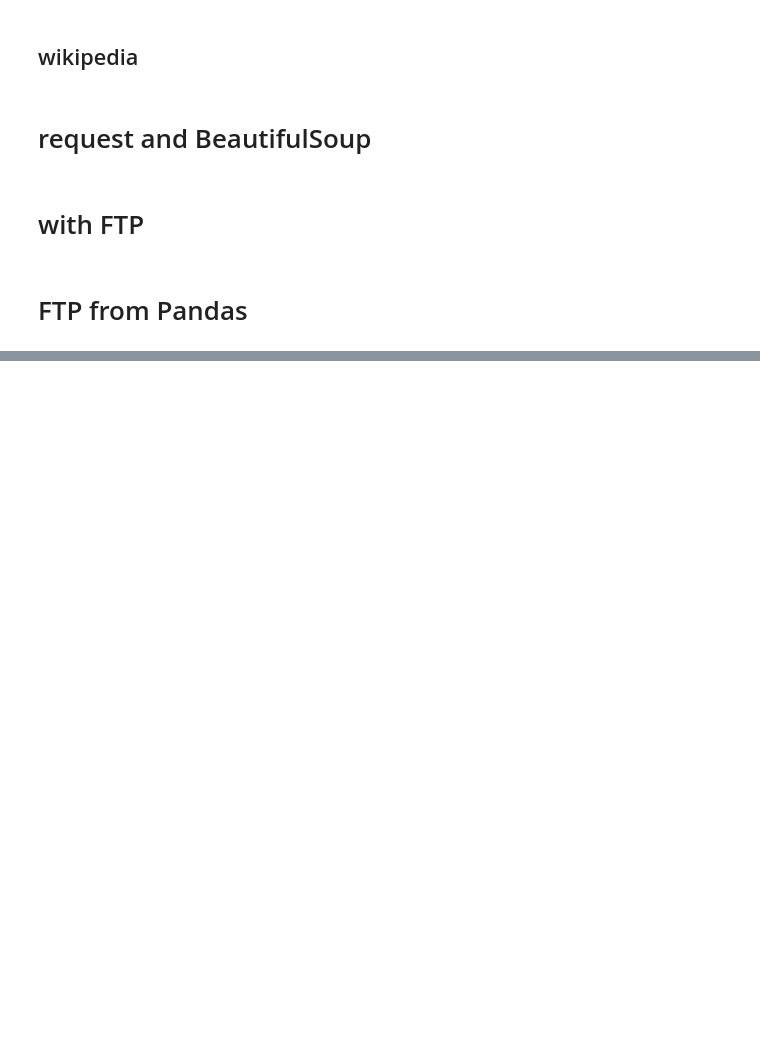
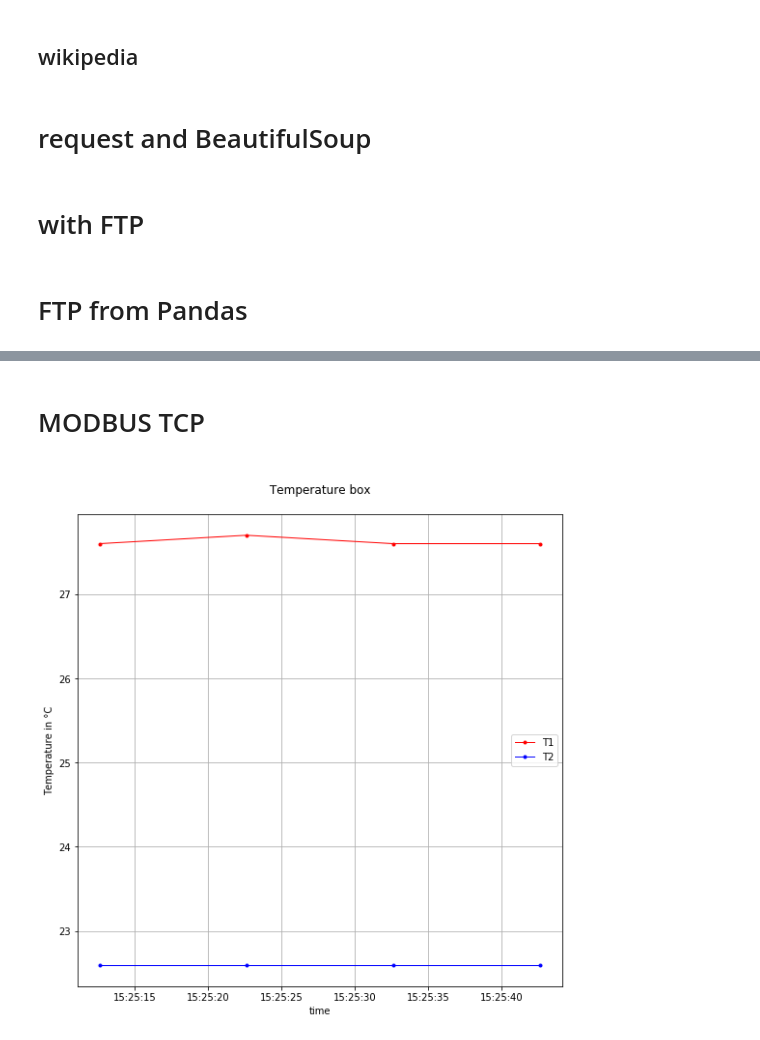
Before and after one commit to mathprovgit/network_stuff, a Jupyter notebook: netstuff_test.ipynb, the cells around one changed output, grey strips where cells are left out. Saved outputs shown, nothing was run; the diff lists cells and outputs as text; code cells hidden in the pictures; blank space fills up the shorter version.

Commit message:
modbus_TCP module

```diff
--- a/netstuff_test.ipynb
+++ b/netstuff_test.ipynb
@@ -287,3 +287,5 @@ plt.show()
 # %% [output]
 [interactive output not drawn]
 [interactive output not drawn]
+# %% [markdown]
+# MODBUS TCP
@@ -289,0 +353,41 @@ plt.show()
+# %%
+#init plot
+fig=plt.figure(figsize=(9,9)) #figure dimention
+plt.xlabel('time') # x axis label
+plt.ylabel('Temperature in °C') # y axis label
+plt.title('\n Temperature box \n') # title
+
+plt.plot(
+          datetime, # x
+          T1, # y
+          label='T1', # name for legend
+          marker='o', # can be '+' , '^' ,'*','>','o','.'
+          markersize=3, # 0 for no marker
+          #markeredgecolor='red',
+          #markerfacecolor='lightblue',
+          linestyle='solid', #'solid', 'dashed', 'dashdot', 'dotted'
+          linewidth=1,  #0 for no line
+          color='red' # if commented automatic color management
+          ) # name for legend
+
+plt.plot(
+          datetime, # x
+          T2, # y
+          label='T2', # name for legend
+          marker='o', # can be '+' , '^' ,'*','>','o','.'
+          markersize=3, # 0 for no marker
+          #markeredgecolor='red',
+          #markerfacecolor='lightblue',
+          linestyle='solid', #'solid', 'dashed', 'dashdot', 'dotted'
+          linewidth=1,  #0 for no line
+          color='blue' # if commented automatic color management
+          ) # name for legend
+
+
+
+
+plt.grid() # display grid
+plt.legend() # display legend
+plt.show()
+# %% [output]
+[figure, added]
```
Also changed, not shown: parts of 5 cells of this notebook.
